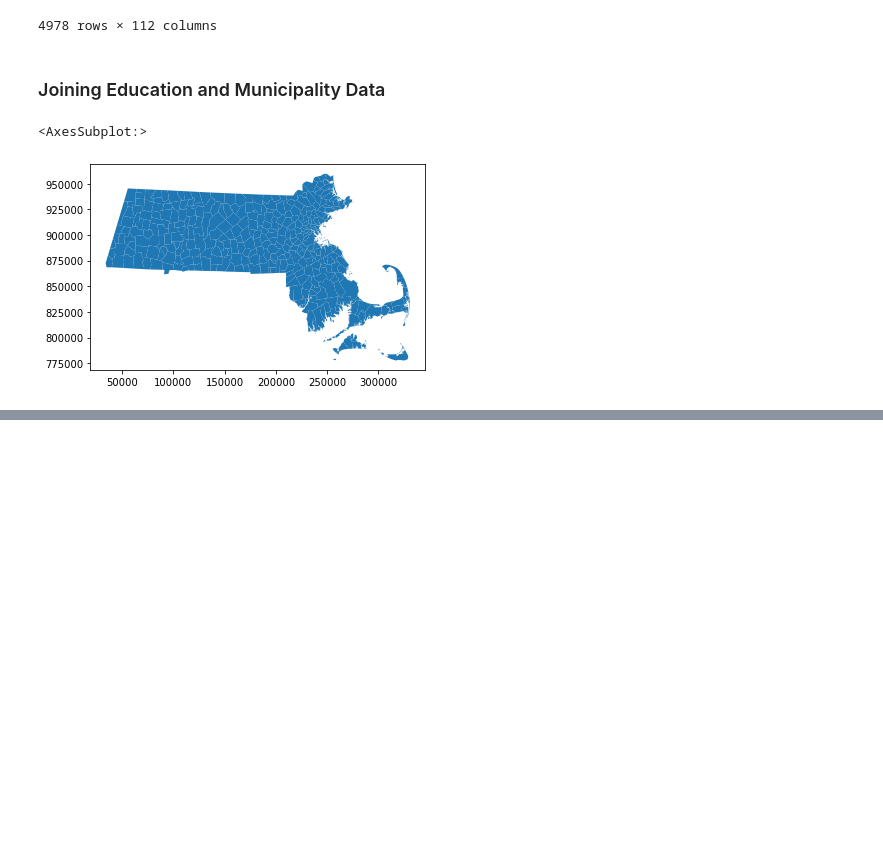
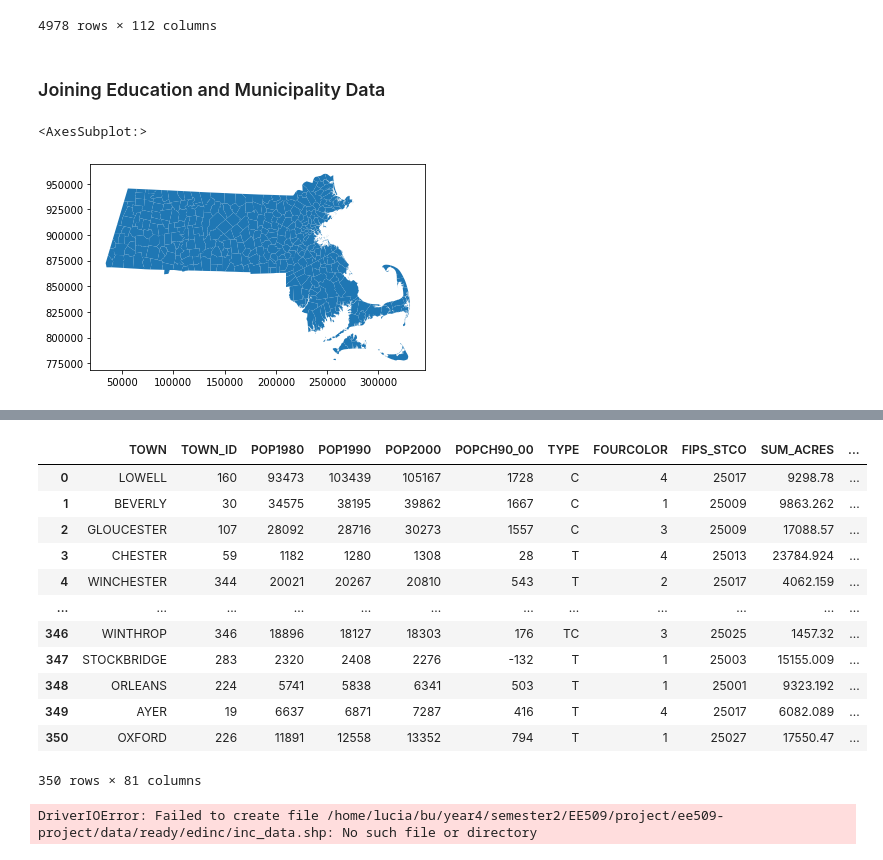
Before and after one commit to ghostpress/ee509-project, a Jupyter notebook: code/processing/dataProcNotebook.ipynb, the cells around one changed output, grey strips where cells are left out. Saved outputs shown, nothing was run; the diff lists cells and outputs as text; code cells hidden in the pictures; blank space fills up the shorter version.

```diff
--- a/code/processing/dataProcNotebook.ipynb
+++ b/code/processing/dataProcNotebook.ipynb
@@ -278,0 +377,3 @@ Index(['TOWN', 'TOWN_ID', 'POP1980', 'POP1990', 'POP2000', 'POPCH90_00',
+# %%
+# Extract the non-NaN data to use below
+inc_municip = inc_municip_shp[inc_municip_shp['incEst'].notna()]
@@ -278,0 +437,18 @@ Index(['TOWN', 'TOWN_ID', 'POP1980', 'POP1990', 'POP2000', 'POPCH90_00',
+# %%
+inc_data = aggInc(inc_municip)
+# %%
+inc_data
+# %% [output]
+|  | TOWN | TOWN_ID | POP1980 | POP1990 | POP2000 | POPCH90_00 | TYPE | FOURCOLOR | FIPS_STCO | SUM_ACRES | ... |
+| 0 | LOWELL | 160 | 93473 | 103439 | 105167 | 1728 | C | 4 | 25017 | 9298.78 | ... |
+| 1 | BEVERLY | 30 | 34575 | 38195 | 39862 | 1667 | C | 1 | 25009 | 9863.262 | ... |
+| 2 | GLOUCESTER | 107 | 28092 | 28716 | 30273 | 1557 | C | 3 | 25009 | 17088.57 | ... |
+| 3 | CHESTER | 59 | 1182 | 1280 | 1308 | 28 | T | 4 | 25013 | 23784.924 | ... |
+| 4 | WINCHESTER | 344 | 20021 | 20267 | 20810 | 543 | T | 2 | 25017 | 4062.159 | ... |
+| ... | ... | ... | ... | ... | ... | ... | ... | ... | ... | ... | ... |
+| 346 | WINTHROP | 346 | 18896 | 18127 | 18303 | 176 | TC | 3 | 25025 | 1457.32 | ... |
+| 347 | STOCKBRIDGE | 283 | 2320 | 2408 | 2276 | -132 | T | 1 | 25003 | 15155.009 | ... |
+| 348 | ORLEANS | 224 | 5741 | 5838 | 6341 | 503 | T | 1 | 25001 | 9323.192 | ... |
+| 349 | AYER | 19 | 6637 | 6871 | 7287 | 416 | T | 4 | 25017 | 6082.089 | ... |
+| 350 | OXFORD | 226 | 11891 | 12558 | 13352 | 794 | T | 1 | 25027 | 17550.47 | ... |
+350 rows × 81 columns
@@ -278,0 +460,6 @@ Index(['TOWN', 'TOWN_ID', 'POP1980', 'POP1990', 'POP2000', 'POPCH90_00',
+# %%
+# Data now ready - save it to the ready data folder
+
+inc_data.to_file(readyF('inc/inc_data.shp'))
+# %% [output]
+DriverIOError: Failed to create file /home/lucia/bu/year4/semester2/EE509/project/ee509-project/data/ready/edinc/inc_data.shp: No such file or directory
```
Also changed, not shown: parts of 36 cells of this notebook.
